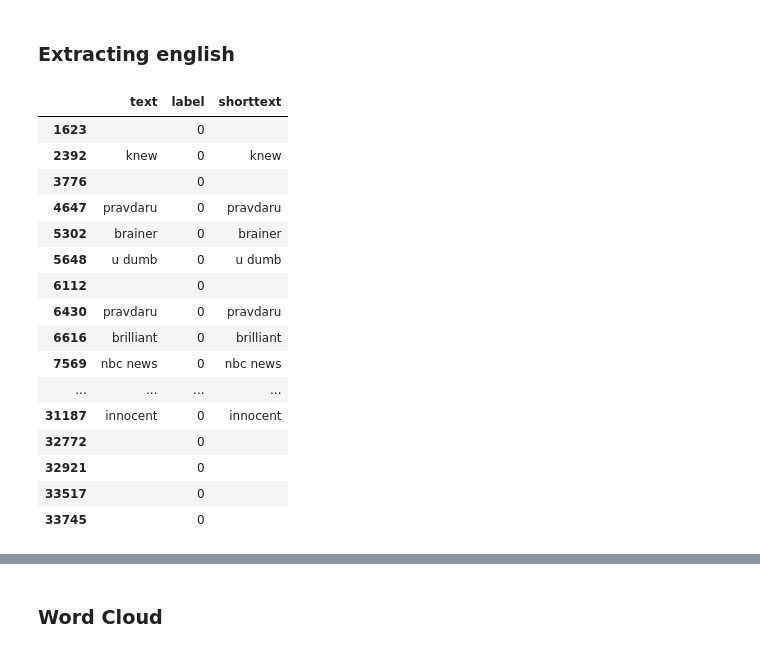
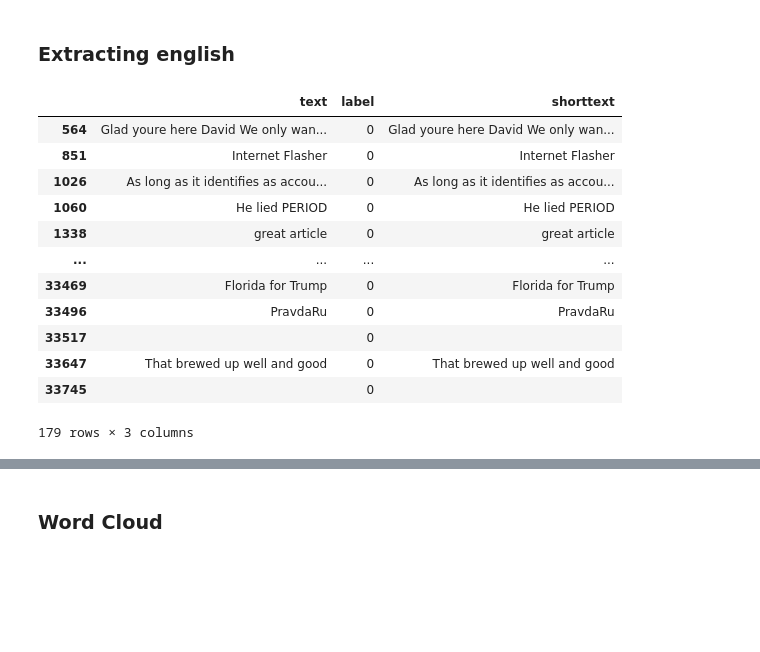
Before and after one commit to KarolinaMaczka/ItML, a Jupyter notebook: budowa_krok_2_2.ipynb, the cells around one changed output, grey strips where cells are left out. Drawn from its saved outputs; the diff is of its cells as text; code cells hidden in the pictures; blank space fills up the shorter version.

```diff
--- a/budowa_krok_2_2.ipynb
+++ b/budowa_krok_2_2.ipynb
@@ -295,0 +260,7 @@ def removeStopwords(df):
+# %%
+# Deleting URLs
+df2['text'] = df2['text'].apply(deleteUrl)
+df2['text'] = df2['text'].apply(remove_punctuations)
+# %%
+df22 = df2.copy()
+df22['text'] = df22['text'].apply(lambda x: x.strip() if isinstance(x, str) else x)
@@ -304,28 +277,25 @@ df3['text'] = df3['text'].apply(deleteUrl)
 # %%
 # Shorter column for language detection
 def shortenText(text):
-    return text[:60]
+    return text[:100]
 # %%
+df3 = df22.copy()
 df3['shorttext'] = df3['text'].apply(shortenText)
 # %%
-df3[df3['shorttext'].apply(len) < 10]
+df3[df3['shorttext'].apply(len) < 50]
 # %% [output]
 |  | text | label | shorttext |
-| 1623 |  | 0 |  |
-| 2392 | knew | 0 | knew |
-| 3776 |  | 0 |  |
-| 4647 | pravdaru | 0 | pravdaru |
-| 5302 | brainer | 0 | brainer |
-| 5648 | u dumb | 0 | u dumb |
-| 6112 |  | 0 |  |
-| 6430 | pravdaru | 0 | pravdaru |
-| 6616 | brilliant | 0 | brilliant |
-| 7569 | nbc news | 0 | nbc news |
+| 564 | Glad youre here David We only wan... | 0 | Glad youre here David We only wan... |
+| 851 | Internet Flasher | 0 | Internet Flasher |
+| 1026 | As long as it identifies as accou... | 0 | As long as it identifies as accou... |
+| 1060 | He lied PERIOD | 0 | He lied PERIOD |
+| 1338 | great article | 0 | great article |
 | ... | ... | ... | ... |
-| 31187 | innocent | 0 | innocent |
-| 32772 |  | 0 |  |
-| 32921 |  | 0 |  |
+| 33469 | Florida for Trump | 0 | Florida for Trump |
+| 33496 | PravdaRu | 0 | PravdaRu |
 | 33517 |  | 0 |  |
+| 33647 | That brewed up well and good | 0 | That brewed up well and good |
 | 33745 |  | 0 |  |
+179 rows × 3 columns
 # %%
 # Deleting very short texts
```
Also changed, not shown: parts of 40 cells of this notebook.
